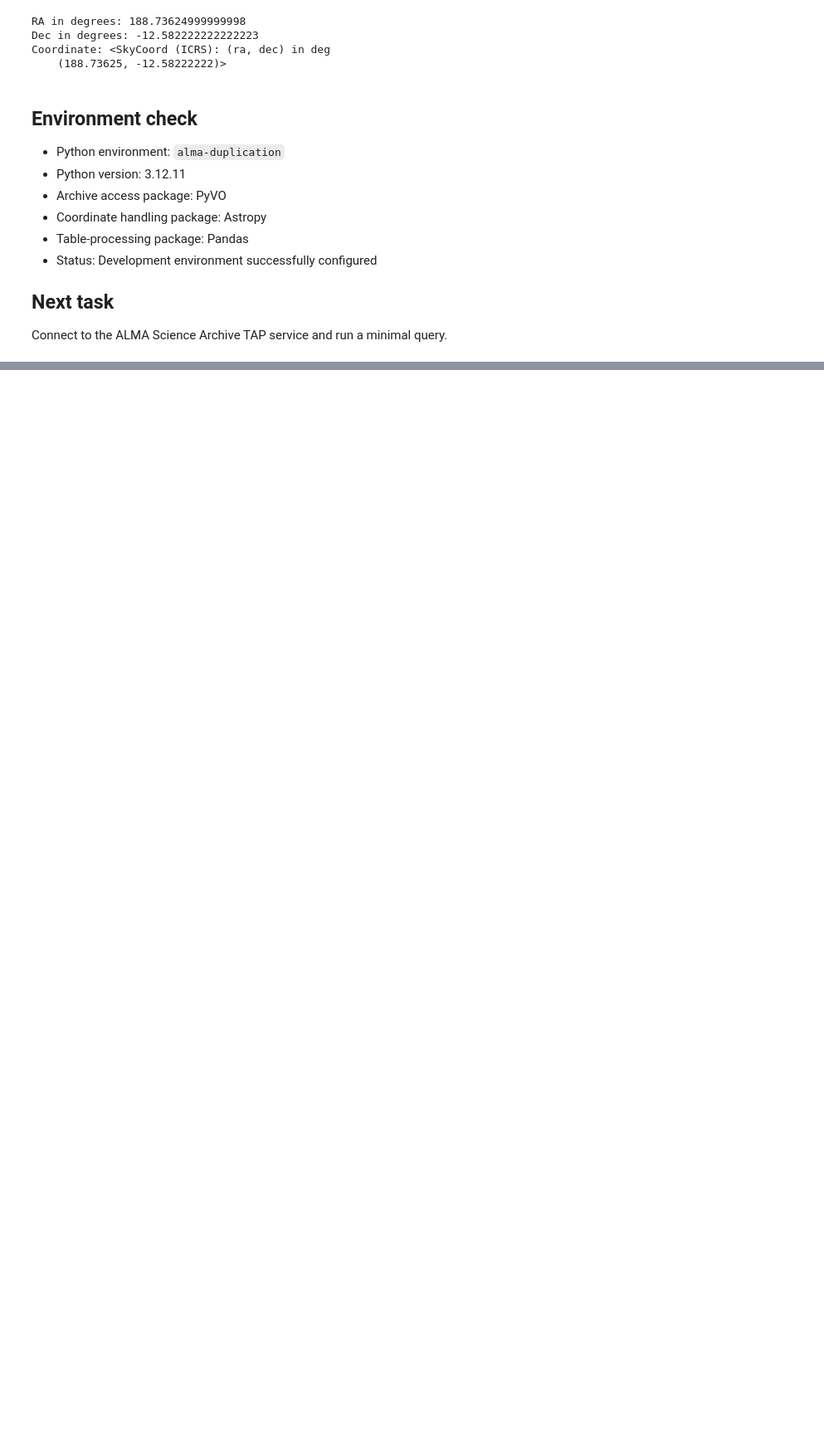
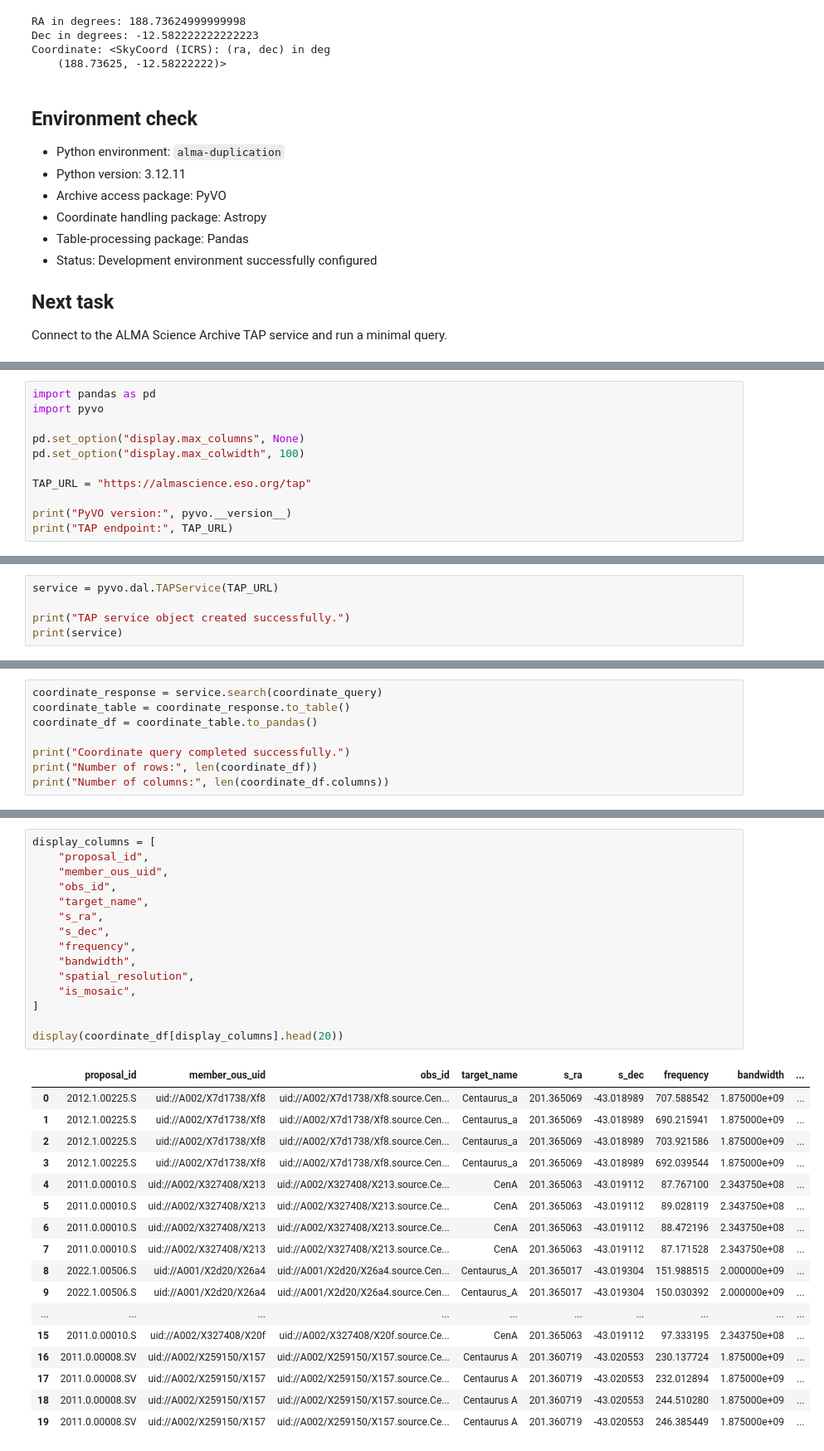
Before and after one commit to skycharon2/alma-duplication-tool, a Jupyter notebook: notebooks/01_archive_connection.ipynb, the cells around one changed output, grey strips where cells are left out. Shown at 83% size. Saved outputs shown, nothing was run; the diff lists cells and outputs as text; blank space fills up the shorter version.

Commit message:
Explore ALMA Archive coordinate queries

```diff
--- a/notebooks/01_archive_connection.ipynb
+++ b/notebooks/01_archive_connection.ipynb
@@ -86,0 +111,11 @@ Connect to the ALMA Science Archive TAP service and run a minimal query.
+# %%
+import pandas as pd
+import pyvo
+
+pd.set_option("display.max_columns", None)
+pd.set_option("display.max_colwidth", 100)
+
+TAP_URL = "https://almascience.eso.org/tap"
+
+print("PyVO version:", pyvo.__version__)
+print("TAP endpoint:", TAP_URL)
@@ -86,0 +125,5 @@ Connect to the ALMA Science Archive TAP service and run a minimal query.
+# %%
+service = pyvo.dal.TAPService(TAP_URL)
+
+print("TAP service object created successfully.")
+print(service)
@@ -86,0 +353,8 @@ Connect to the ALMA Science Archive TAP service and run a minimal query.
+# %%
+coordinate_response = service.search(coordinate_query)
+coordinate_table = coordinate_response.to_table()
+coordinate_df = coordinate_table.to_pandas()
+
+print("Coordinate query completed successfully.")
+print("Number of rows:", len(coordinate_df))
+print("Number of columns:", len(coordinate_df.columns))
@@ -86,0 +365,33 @@ Connect to the ALMA Science Archive TAP service and run a minimal query.
+# %%
+display_columns = [
+    "proposal_id",
+    "member_ous_uid",
+    "obs_id",
+    "target_name",
+    "s_ra",
+    "s_dec",
+    "frequency",
+    "bandwidth",
+    "spatial_resolution",
+    "is_mosaic",
+]
+
+display(coordinate_df[display_columns].head(20))
+# %% [output]
+|  | proposal_id | member_ous_uid | obs_id | target_name | s_ra | s_dec | frequency | bandwidth | ... |
+| 0 | 2012.1.00225.S | uid://A002/X7d1738/Xf8 | uid://A002/X7d1738/Xf8.source.Cen... | Centaurus_a | 201.365069 | -43.018989 | 707.588542 | 1.875000e+09 | ... |
+| 1 | 2012.1.00225.S | uid://A002/X7d1738/Xf8 | uid://A002/X7d1738/Xf8.source.Cen... | Centaurus_a | 201.365069 | -43.018989 | 690.215941 | 1.875000e+09 | ... |
+| 2 | 2012.1.00225.S | uid://A002/X7d1738/Xf8 | uid://A002/X7d1738/Xf8.source.Cen... | Centaurus_a | 201.365069 | -43.018989 | 703.921586 | 1.875000e+09 | ... |
+| 3 | 2012.1.00225.S | uid://A002/X7d1738/Xf8 | uid://A002/X7d1738/Xf8.source.Cen... | Centaurus_a | 201.365069 | -43.018989 | 692.039544 | 1.875000e+09 | ... |
+| 4 | 2011.0.00010.S | uid://A002/X327408/X213 | uid://A002/X327408/X213.source.Ce... | CenA | 201.365063 | -43.019112 | 87.767100 | 2.343750e+08 | ... |
+| 5 | 2011.0.00010.S | uid://A002/X327408/X213 | uid://A002/X327408/X213.source.Ce... | CenA | 201.365063 | -43.019112 | 89.028119 | 2.343750e+08 | ... |
+| 6 | 2011.0.00010.S | uid://A002/X327408/X213 | uid://A002/X327408/X213.source.Ce... | CenA | 201.365063 | -43.019112 | 88.472196 | 2.343750e+08 | ... |
+| 7 | 2011.0.00010.S | uid://A002/X327408/X213 | uid://A002/X327408/X213.source.Ce... | CenA | 201.365063 | -43.019112 | 87.171528 | 2.343750e+08 | ... |
+| 8 | 2022.1.00506.S | uid://A001/X2d20/X26a4 | uid://A001/X2d20/X26a4.source.Cen... | Centaurus_A | 201.365017 | -43.019304 | 151.988515 | 2.000000e+09 | ... |
+| 9 | 2022.1.00506.S | uid://A001/X2d20/X26a4 | uid://A001/X2d20/X26a4.source.Cen... | Centaurus_A | 201.365017 | -43.019304 | 150.030392 | 2.000000e+09 | ... |
+| ... | ... | ... | ... | ... | ... | ... | ... | ... | ... |
+| 15 | 2011.0.00010.S | uid://A002/X327408/X20f | uid://A002/X327408/X20f.source.Ce... | CenA | 201.365063 | -43.019112 | 97.333195 | 2.343750e+08 | ... |
+| 16 | 2011.0.00008.SV | uid://A002/X259150/X157 | uid://A002/X259150/X157.source.Ce... | Centaurus A | 201.360719 | -43.020553 | 230.137724 | 1.875000e+09 | ... |
+| 17 | 2011.0.00008.SV | uid://A002/X259150/X157 | uid://A002/X259150/X157.source.Ce... | Centaurus A | 201.360719 | -43.020553 | 232.012894 | 1.875000e+09 | ... |
+| 18 | 2011.0.00008.SV | uid://A002/X259150/X157 | uid://A002/X259150/X157.source.Ce... | Centaurus A | 201.360719 | -43.020553 | 244.510280 | 1.875000e+09 | ... |
+| 19 | 2011.0.00008.SV | uid://A002/X259150/X157 | uid://A002/X259150/X157.source.Ce... | Centaurus A | 201.360719 | -43.020553 | 246.385449 | 1.875000e+09 | ... |
```
Also changed, not shown: parts of 38 cells of this notebook, 1 other file.
